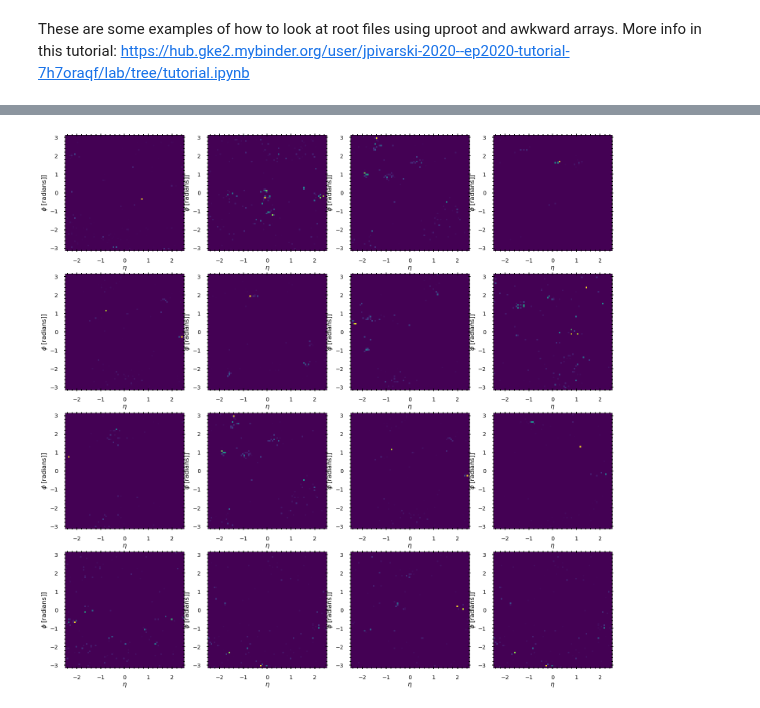
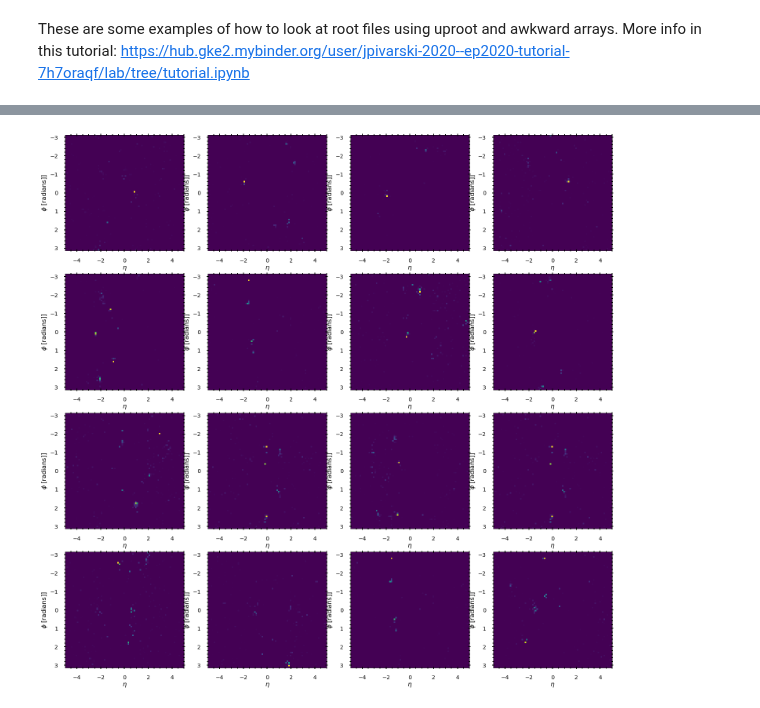
Before and after one commit to choisant/imcalML, a Jupyter notebook: notebooks/analyze_delphes_file.ipynb, the cells around one changed output, grey strips where cells are left out. Cells and saved outputs as stored; diff of their text form; code cells hidden in the pictures.

```diff
--- a/notebooks/analyze_delphes_file.ipynb
+++ b/notebooks/analyze_delphes_file.ipynb
@@ -74,11 +74,11 @@ def load_data(rootfile:str, branch:str, keys:list):
 
 
 #look(data_path)
-bkg_clusters = load_data(bkg_data_path, "Tower", ["Tower.ET", "Tower.Eta", "Tower.Phi", "Tower.Eem", "Tower.Ehad"])
-signal_clusters = load_data(signal_data_path, "Tower", ["Tower.ET", "Tower.Eta", "Tower.Phi", "Tower.Eem", "Tower.Ehad"])
+ttbar_clusters = load_data(ttbar_data_path, "Tower", ["Tower.ET", "Tower.Eta", "Tower.Phi", "Tower.Eem", "Tower.Ehad"])
+directW_clusters = load_data(directW_data_path, "Tower", ["Tower.ET", "Tower.Eta", "Tower.Phi", "Tower.Eem", "Tower.Ehad"])
 #print(ak.to_list(clusters[0]))
-max_hits = np.max([len(item) for item in bkg_clusters["ET"]])
+max_hits = np.max([len(item) for item in ttbar_clusters["ET"]])
 print(max_hits)
-bkg_clusters = ak.pad_none(bkg_clusters, max_hits, axis=-1)
-signal_clusters = ak.pad_none(signal_clusters, max_hits, axis=-1)
+ttbar_clusters = ak.pad_none(ttbar_clusters, max_hits, axis=-1)
+directW_clusters = ak.pad_none(directW_clusters, max_hits, axis=-1)
 # %% [output]
@@ -146,20 +140,20 @@ def create_histograms(x, y, z):
     if max_available_events < MAX_EVENTS:
         max_events = max_available_events
     else: max_events = MAX_EVENTS
-    Cal = [histogram2d(y[i], x[i],
-            range=[[-np.pi, np.pi], [-2.5, 2.5]], bins=RESOLUTION,
+    Cal = [histogram2d(x[i], y[i],
+            range=[[-np.pi, np.pi], [-5, 5]], bins=RESOLUTION,
             weights=z[i])
             for i in range(0, max_events)]
     #Cal = [histogram2d(event.phi, event.eta, range=[[-np.pi, np.pi], [-2.5, 2.5]], bins=RESOLUTION) for event in array[:max_events]]
     return Cal
 
 
-hists = create_histograms(ak.to_numpy(signal_clusters.Phi), ak.to_numpy(signal_clusters.Eta), ak.to_numpy(signal_clusters.ET))
+hists = create_histograms(ak.to_numpy(directW_clusters.Phi), ak.to_numpy(directW_clusters.Eta), ak.to_numpy(directW_clusters.ET))
 # %%
 fig, axs = plt.subplots(nrows = 4, ncols = 4, figsize = (25,25))
 images = np.random.randint(0, high=len(hists), size=(4,4))
 for i in range(4):
     for j in range(4):
         cal_image_plot(axs[i][j])
-        axs[i][j].imshow(hists[images[i][j]], extent=[-2.5, 2.5, -np.pi, np.pi], aspect='auto')
+        axs[i][j].imshow(hists[images[i][j]], extent=[-5, 5, np.pi, -np.pi], aspect='auto')
 # %% [output]
@@ -174,21 +168,22 @@ def create_histograms(x, y, z):
     if max_available_events < MAX_EVENTS:
         max_events = max_available_events
     else: max_events = MAX_EVENTS
-    Cal = [histogram2d(y[i], x[i],
-            range=[[-np.pi, np.pi], [-2.5, 2.5]], bins=RESOLUTION,
+
+    Cal = [histogram2d(x[i], y[i],
+            range=[[-np.pi, np.pi], [-5, 5]], bins=RESOLUTION,
             weights=z[i])
             for i in range(0, max_events)]
-    #Cal = [histogram2d(event.phi, event.eta, range=[[-np.pi, np.pi], [-2.5, 2.5]], bins=RESOLUTION) for event in array[:max_events]]
+
     return Cal
 
 
-hists = create_histograms(ak.to_numpy(bkg_clusters.Phi), ak.to_numpy(bkg_clusters.Eta), ak.to_numpy(bkg_clusters.ET))
+hists = create_histograms(ak.to_numpy(ttbar_clusters.Phi), ak.to_numpy(ttbar_clusters.Eta), ak.to_numpy(ttbar_clusters.ET))
 # %%
 fig, axs = plt.subplots(nrows = 4, ncols = 4, figsize = (25,25))
 images = np.random.randint(0, high=len(hists), size=(4,4))
 for i in range(4):
     for j in range(4):
         cal_image_plot(axs[i][j])
-        axs[i][j].imshow(hists[images[i][j]], extent=[-2.5, 2.5, -np.pi, np.pi], aspect='auto')
+        axs[i][j].imshow(hists[images[i][j]], extent=[-5, 5, np.pi, -np.pi], aspect='auto')
 # %% [output]
-[figure, old version]
+[figure, new version]
```
Also changed, not shown: parts of 13 cells of this notebook, 5 other files.
